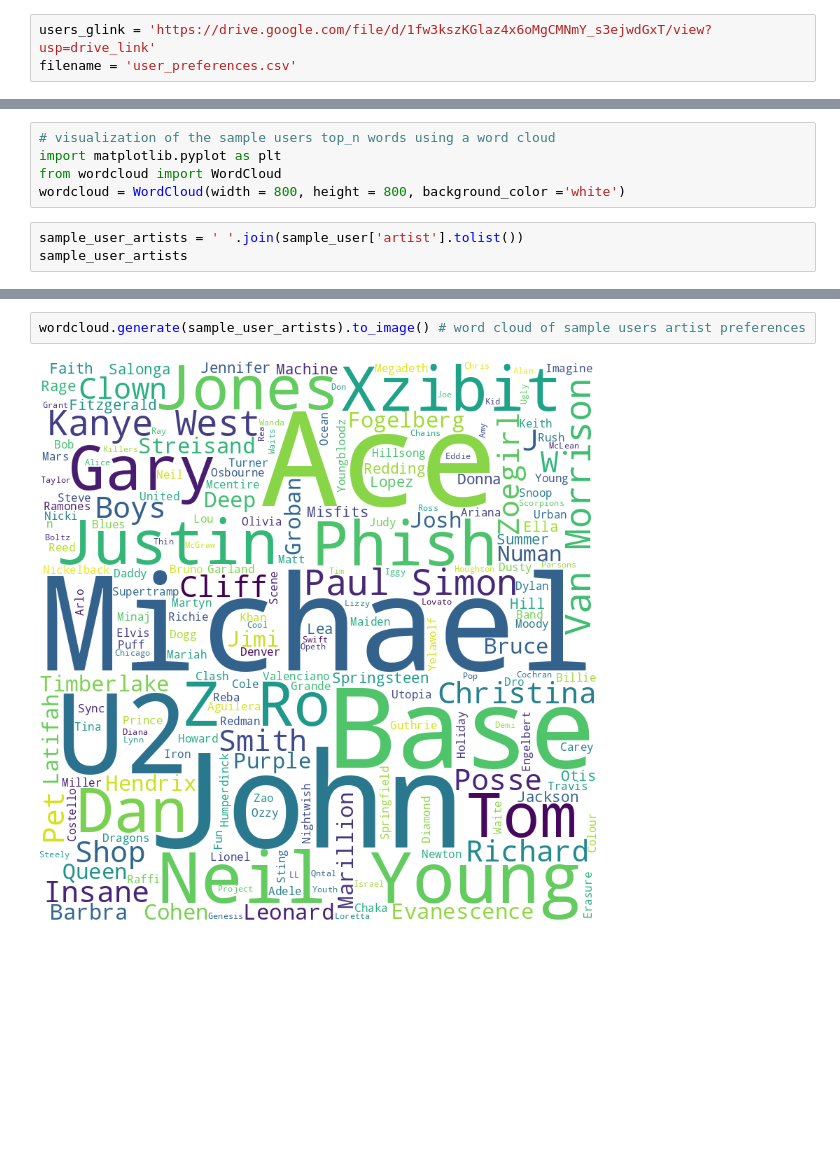
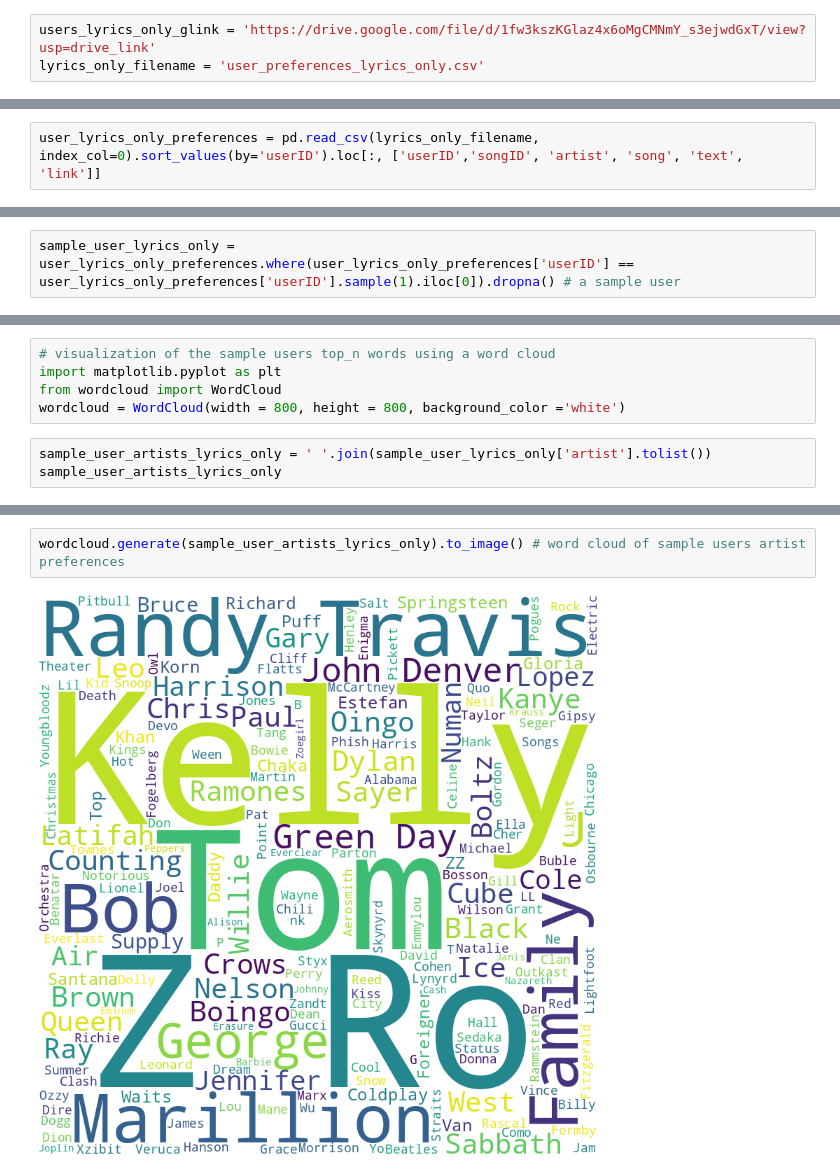
Before and after one commit to Bryan-Az/Neurobytes, a Jupyter notebook: mlops/notebooks/users_eda.ipynb, the cells around one changed output, grey strips where cells are left out. Cells and saved outputs as stored; diff of their text form; blank space fills up the shorter version.

Commit message:
compared user preferences (full lyric only vs top n lyrics + artist name)

```diff
--- a/mlops/notebooks/users_eda.ipynb
+++ b/mlops/notebooks/users_eda.ipynb
@@ -62,5 +62,5 @@ gauth = GoogleAuth()
 gauth.credentials = GoogleCredentials.get_application_default()
 drive = GoogleDrive(gauth)
 # %%
-users_glink = 'https://drive.google.com/file/d/1fw3kszKGlaz4x6oMgCMNmY_s3ejwdGxT/view?usp=drive_link'
-filename = 'user_preferences.csv'
+users_lyrics_only_glink = 'https://drive.google.com/file/d/1fw3kszKGlaz4x6oMgCMNmY_s3ejwdGxT/view?usp=drive_link'
+lyrics_only_filename = 'user_preferences_lyrics_only.csv'
@@ -74 +78,3 @@ get_link_content(users_glink, filename)
+# %%
+user_lyrics_only_preferences = pd.read_csv(lyrics_only_filename, index_col=0).sort_values(by='userID').loc[:, ['userID','songID', 'artist', 'song', 'text', 'link']]
 # %%
@@ -94,3 +115,5 @@ min       160.000000
 75%       188.000000
 max       196.000000
 Name: songID, dtype: float64
+# %%
+sample_user_lyrics_only = user_lyrics_only_preferences.where(user_lyrics_only_preferences['userID'] == user_lyrics_only_preferences['userID'].sample(1).iloc[0]).dropna() # a sample user
@@ -164,6 +215,6 @@ import matplotlib.pyplot as plt
 from wordcloud import WordCloud
 wordcloud = WordCloud(width = 800, height = 800, background_color ='white')
 # %%
-sample_user_artists = ' '.join(sample_user['artist'].tolist())
-sample_user_artists
+sample_user_artists_lyrics_only = ' '.join(sample_user_lyrics_only['artist'].tolist())
+sample_user_artists_lyrics_only
 # %% [output]
@@ -171,4 +227,4 @@ sample_user_artists
 # %%
-wordcloud.generate(sample_user_artists).to_image() # word cloud of sample users artist preferences
+wordcloud.generate(sample_user_artists_lyrics_only).to_image() # word cloud of sample users artist preferences
 # %% [output]
-[figure, old version]
+[figure, new version]
```
Also changed, not shown: parts of 28 cells of this notebook.
